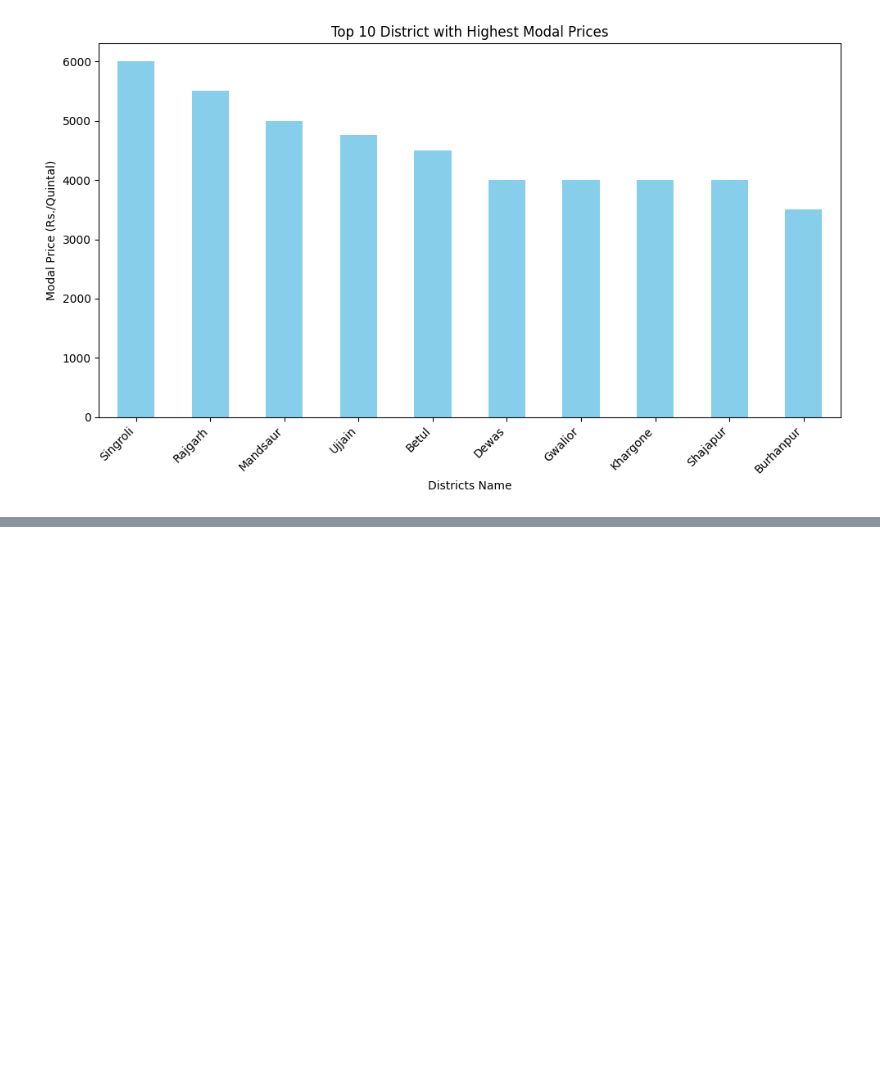
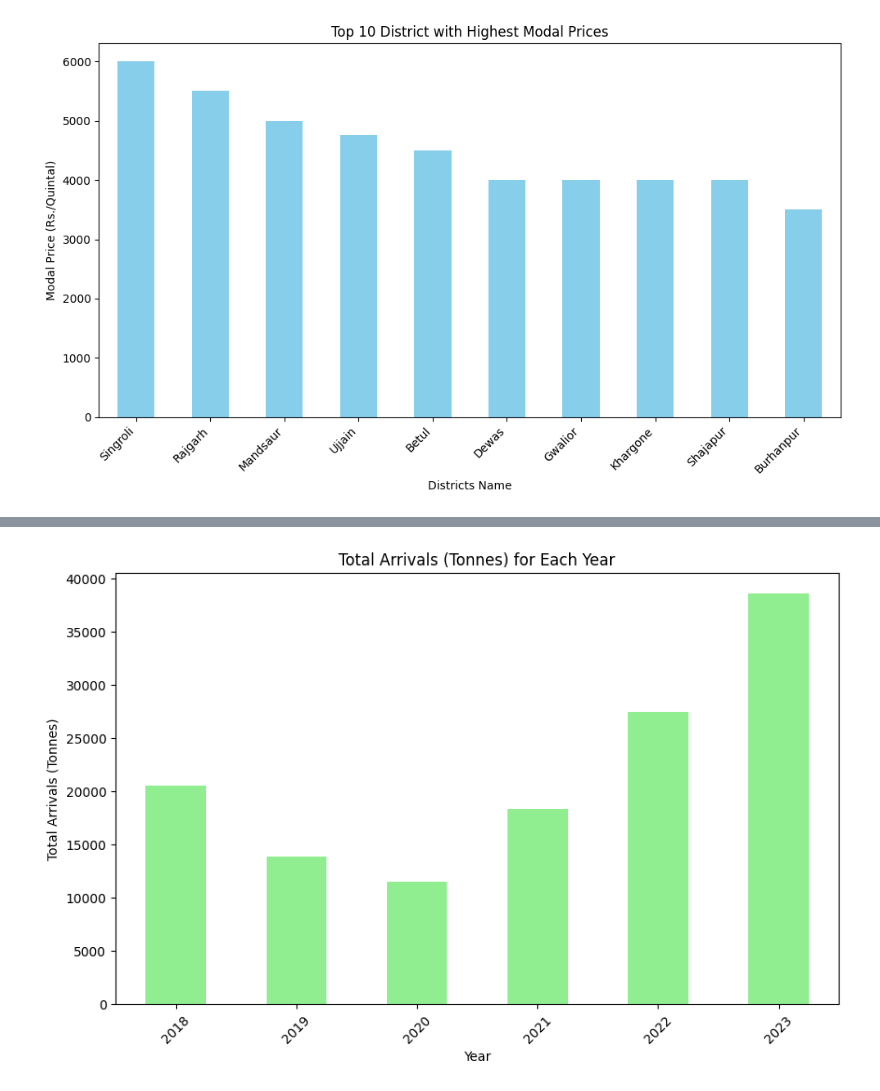
Before and after one commit to Abuthalib/AGRIMARK, a Jupyter notebook: Cabbage_Agmark_MP.ipynb, the cells around one changed output, grey strips where cells are left out. Saved outputs shown, nothing was run; the diff lists cells and outputs as text; code cells hidden in the pictures; blank space fills up the shorter version.

```diff
--- a/Cabbage_Agmark_MP.ipynb
+++ b/Cabbage_Agmark_MP.ipynb
@@ -834,0 +919,13 @@ plt.show()
+# %%
+# total arrivals on yealry basics
+df['Reported Date'] = pd.to_datetime(df['Reported Date'])
+df['Year'] = df['Reported Date'].dt.year
+yearly_total_arrivals = df.groupby('Year')['Arrivals (Tonnes)'].sum()
+yearly_total_arrivals.plot(kind='bar', figsize=(10, 6), color='lightgreen')
+plt.title('Total Arrivals (Tonnes) for Each Year')
+plt.xlabel('Year')
+plt.ylabel('Total Arrivals (Tonnes)')
+plt.xticks(rotation=45)
+plt.show()
+# %% [output]
+[figure, added]
```
Also changed, not shown: parts of 7 cells of this notebook.
